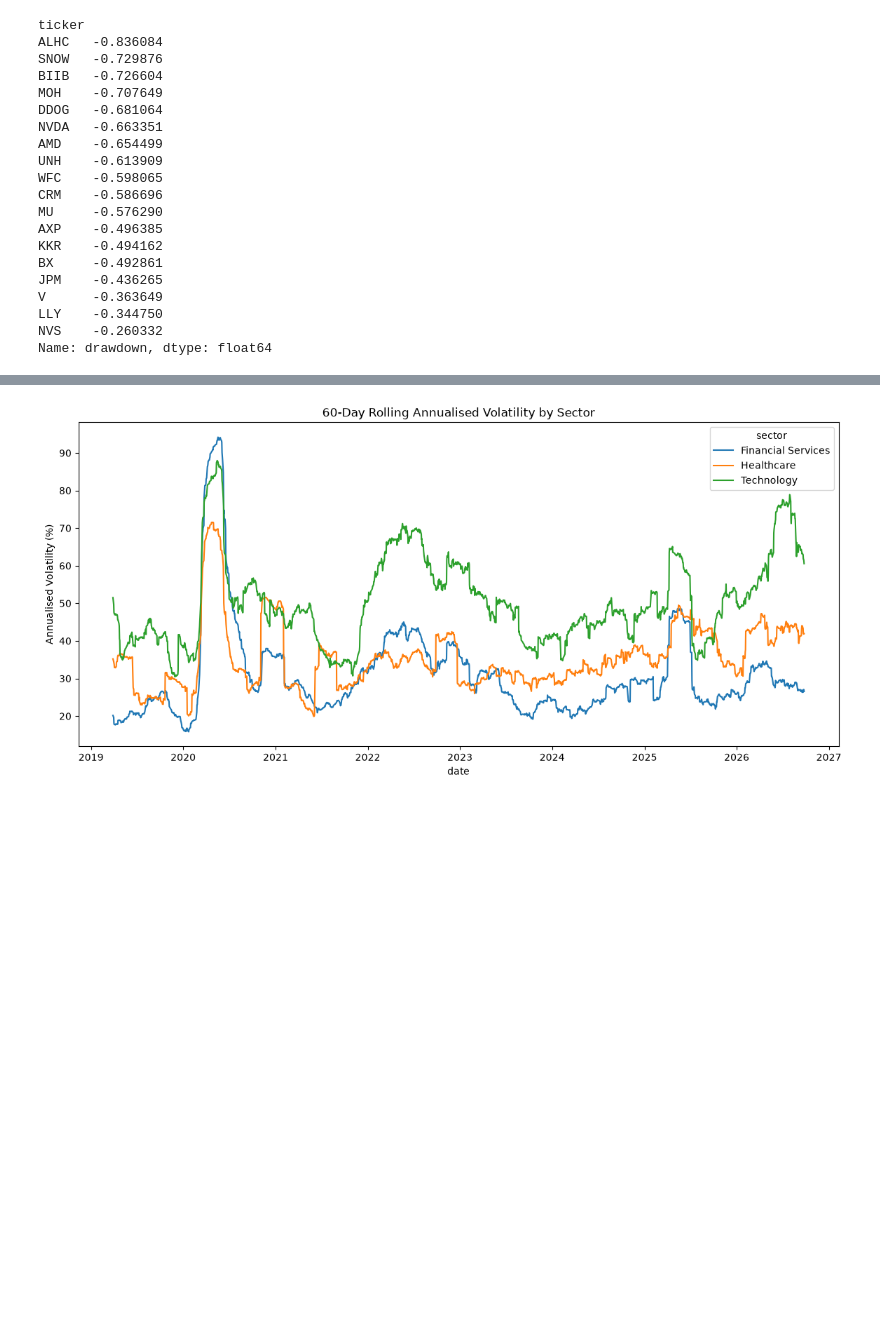
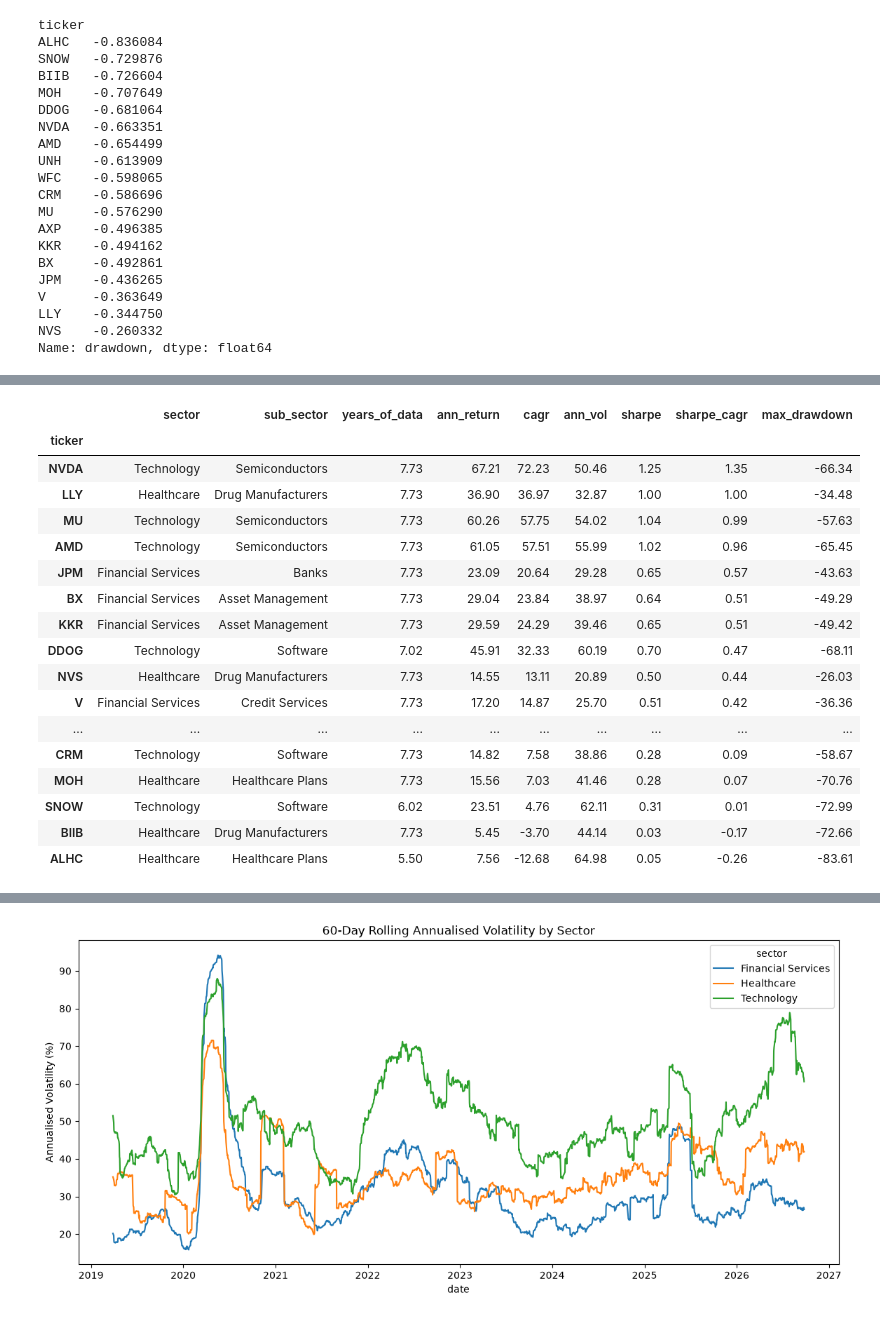
Before and after one commit to cdrshivam/market-analytics-case-study, a Jupyter notebook: notebooks/04_risk_metrics.ipynb, the cells around one changed output, grey strips where cells are left out. Saved outputs shown, nothing was run; the diff lists cells and outputs as text; code cells hidden in the pictures; blank space fills up the shorter version.

```diff
--- a/notebooks/04_risk_metrics.ipynb
+++ b/notebooks/04_risk_metrics.ipynb
@@ -75,0 +163,41 @@ Name: drawdown, dtype: float64
+# %%
+sector_lookup = df[["ticker", "sector", "sub_sector"]].drop_duplicates().set_index("ticker")
+
+metrics = (
+    stats[["ann_return", "ann_vol", "sharpe"]]
+    .join(max_dd.rename("max_drawdown"))
+    .join(sector_lookup)
+)
+metrics["ann_return"] *= 100
+metrics["ann_vol"] *= 100
+metrics["max_drawdown"] *= 100
+
+metrics["cagr"] = cagr
+metrics["sharpe_cagr"] = (metrics["cagr"] - RISK_FREE_RATE * 100) / metrics["ann_vol"]
+metrics["years_of_data"] = years
+
+metrics = metrics[["sector", "sub_sector", "years_of_data", "ann_return", "cagr", "ann_vol",
+                   "sharpe", "sharpe_cagr", "max_drawdown"]]
+metrics = metrics.round(2).sort_values("sharpe_cagr", ascending=False)
+
+metrics.to_csv("../data/processed/risk_metrics.csv")
+metrics
+# %% [output]
+|  | sector | sub_sector | years_of_data | ann_return | cagr | ann_vol | sharpe | sharpe_cagr | max_drawdown |
+| ticker |  |  |  |  |  |  |  |  |  |
+| NVDA | Technology | Semiconductors | 7.73 | 67.21 | 72.23 | 50.46 | 1.25 | 1.35 | -66.34 |
+| LLY | Healthcare | Drug Manufacturers | 7.73 | 36.90 | 36.97 | 32.87 | 1.00 | 1.00 | -34.48 |
+| MU | Technology | Semiconductors | 7.73 | 60.26 | 57.75 | 54.02 | 1.04 | 0.99 | -57.63 |
+| AMD | Technology | Semiconductors | 7.73 | 61.05 | 57.51 | 55.99 | 1.02 | 0.96 | -65.45 |
+| JPM | Financial Services | Banks | 7.73 | 23.09 | 20.64 | 29.28 | 0.65 | 0.57 | -43.63 |
+| BX | Financial Services | Asset Management | 7.73 | 29.04 | 23.84 | 38.97 | 0.64 | 0.51 | -49.29 |
+| KKR | Financial Services | Asset Management | 7.73 | 29.59 | 24.29 | 39.46 | 0.65 | 0.51 | -49.42 |
+| DDOG | Technology | Software | 7.02 | 45.91 | 32.33 | 60.19 | 0.70 | 0.47 | -68.11 |
+| NVS | Healthcare | Drug Manufacturers | 7.73 | 14.55 | 13.11 | 20.89 | 0.50 | 0.44 | -26.03 |
+| V | Financial Services | Credit Services | 7.73 | 17.20 | 14.87 | 25.70 | 0.51 | 0.42 | -36.36 |
+| ... | ... | ... | ... | ... | ... | ... | ... | ... | ... |
+| CRM | Technology | Software | 7.73 | 14.82 | 7.58 | 38.86 | 0.28 | 0.09 | -58.67 |
+| MOH | Healthcare | Healthcare Plans | 7.73 | 15.56 | 7.03 | 41.46 | 0.28 | 0.07 | -70.76 |
+| SNOW | Technology | Software | 6.02 | 23.51 | 4.76 | 62.11 | 0.31 | 0.01 | -72.99 |
+| BIIB | Healthcare | Drug Manufacturers | 7.73 | 5.45 | -3.70 | 44.14 | 0.03 | -0.17 | -72.66 |
+| ALHC | Healthcare | Healthcare Plans | 5.50 | 7.56 | -12.68 | 64.98 | 0.05 | -0.26 | -83.61 |
```
Also changed, not shown: parts of 21 cells of this notebook, 4 other files.
